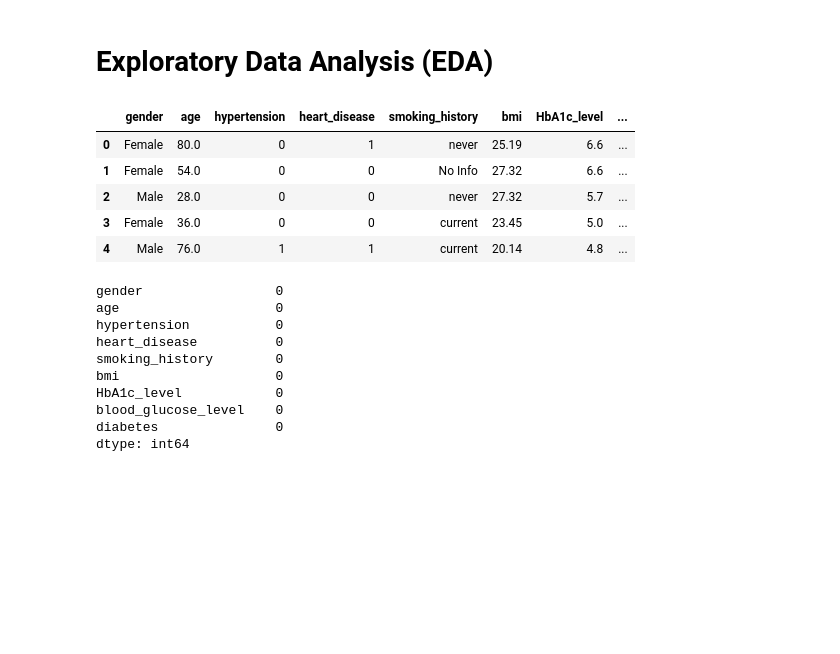
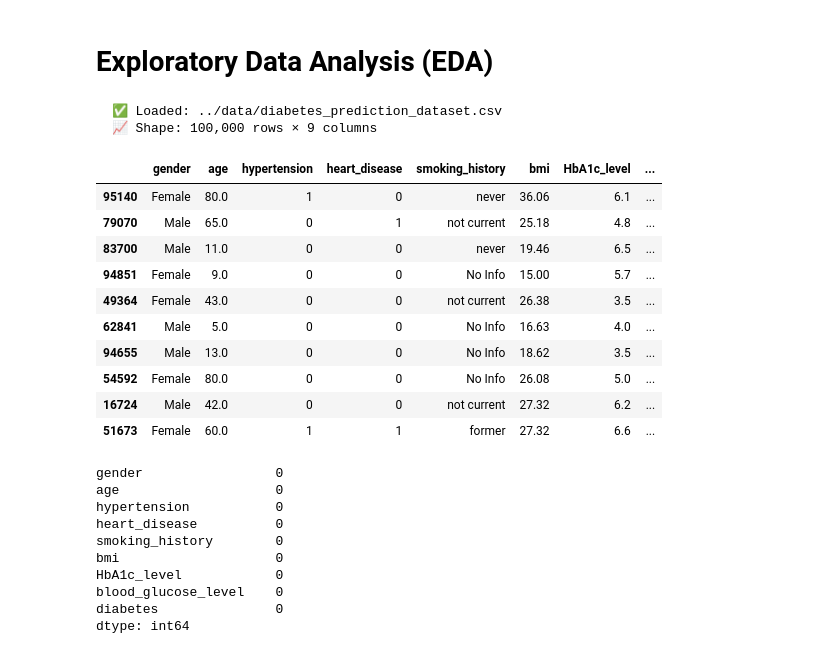
Before and after one commit to fernandoz123/learning-zoomcamp, a Jupyter notebook: 01-intro/mid-project/notebooks/notebook.ipynb, the cells around one changed output. Drawn from its saved outputs; the diff is of its cells as text; code cells hidden in the pictures; blank space fills up the shorter version.

```diff
--- a/01-intro/mid-project/notebooks/notebook.ipynb
+++ b/01-intro/mid-project/notebooks/notebook.ipynb
@@ -20,16 +11,32 @@ warnings.filterwarnings('ignore')
 # Exploratory Data Analysis (EDA)
 # %%
 #Load dataset
-df = pd.read_csv('diabetes_prediction_dataset.csv')
+data_path = '../data/diabetes_prediction_dataset.csv'
+if not os.path.exists(data_path):
+    print(f"❌ Error: Data file not found at {data_path}")
+    sys.exit(1)
+
+df = pd.read_csv(data_path)
+
+print(f"  ✅ Loaded: {data_path}")
+print(f"  📈 Shape: {df.shape[0]:,} rows × {df.shape[1]} columns\n")
+# %% [output]
+  ✅ Loaded: ../data/diabetes_prediction_dataset.csv
+  📈 Shape: 100,000 rows × 9 columns
 # %%
-df.head()
+df.sample(10)
 # %% [output]
 |  | gender | age | hypertension | heart_disease | smoking_history | bmi | HbA1c_level | ... |
-| 0 | Female | 80.0 | 0 | 1 | never | 25.19 | 6.6 | ... |
-| 1 | Female | 54.0 | 0 | 0 | No Info | 27.32 | 6.6 | ... |
-| 2 | Male | 28.0 | 0 | 0 | never | 27.32 | 5.7 | ... |
-| 3 | Female | 36.0 | 0 | 0 | current | 23.45 | 5.0 | ... |
-| 4 | Male | 76.0 | 1 | 1 | current | 20.14 | 4.8 | ... |
+| 95140 | Female | 80.0 | 1 | 0 | never | 36.06 | 6.1 | ... |
+| 79070 | Male | 65.0 | 0 | 1 | not current | 25.18 | 4.8 | ... |
+| 83700 | Male | 11.0 | 0 | 0 | never | 19.46 | 6.5 | ... |
+| 94851 | Female | 9.0 | 0 | 0 | No Info | 15.00 | 5.7 | ... |
+| 49364 | Female | 43.0 | 0 | 0 | not current | 26.38 | 3.5 | ... |
+| 62841 | Male | 5.0 | 0 | 0 | No Info | 16.63 | 4.0 | ... |
+| 94655 | Male | 13.0 | 0 | 0 | No Info | 18.62 | 3.5 | ... |
+| 54592 | Female | 80.0 | 0 | 0 | No Info | 26.08 | 5.0 | ... |
+| 16724 | Male | 42.0 | 0 | 0 | not current | 27.32 | 6.2 | ... |
+| 51673 | Female | 60.0 | 1 | 1 | former | 27.32 | 6.6 | ... |
 # %%
 #Missing values
 df.isnull().sum()
```
Also changed, not shown: parts of 15 cells of this notebook, 6 other files.
